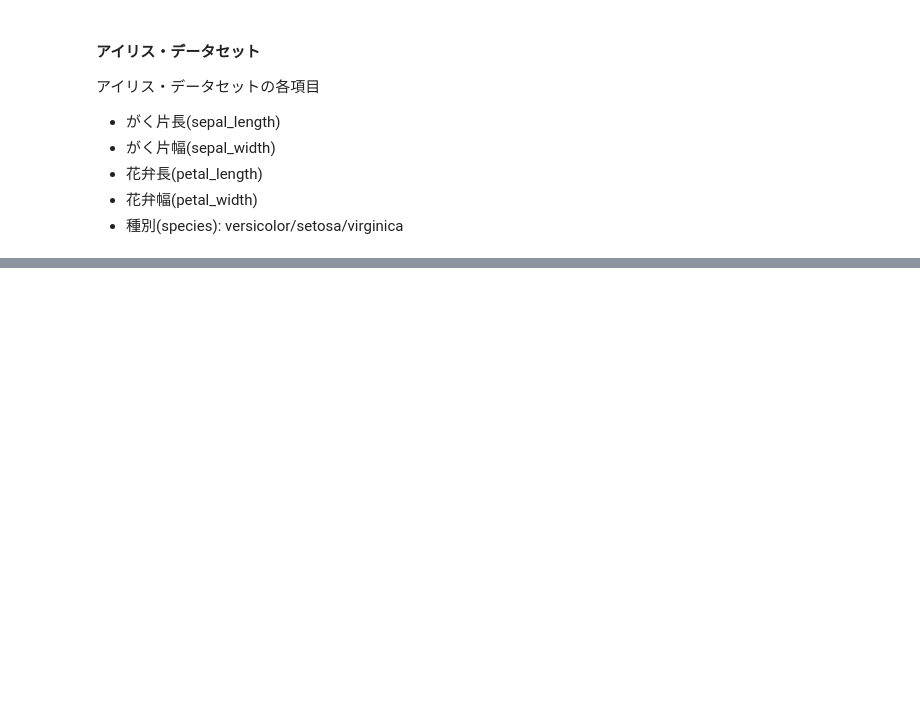
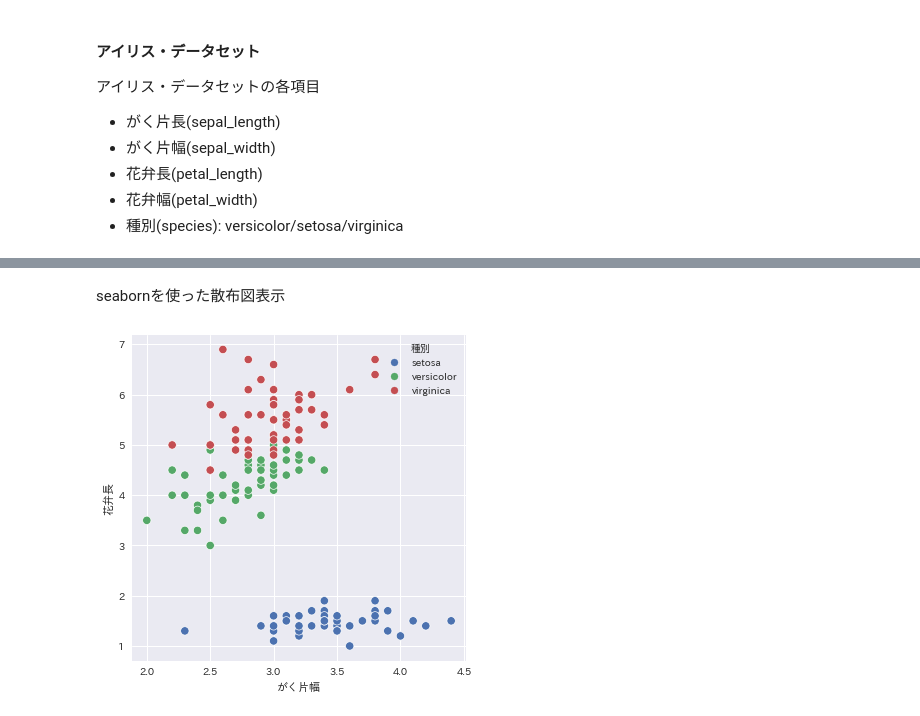
Before and after one commit to ginmaruGH/Creating_Profitable_AI_with_Python_nkbp, a Jupyter notebook: jupyter/ch04_01_data_process.ipynb, the cells around one changed output, grey strips where cells are left out. Cells and saved outputs as stored; diff of their text form; code cells hidden in the pictures; blank space fills up the shorter version.

```diff
--- a/jupyter/ch04_01_data_process.ipynb
+++ b/jupyter/ch04_01_data_process.ipynb
@@ -193,0 +230,11 @@ plt.show()
+# %% [markdown]
+seabornを使った散布図表示
+# %%
+# グラフ描画領域の調整
+plt.figure(figsize=(6, 6))
+
+sns.scatterplot(x='がく片幅', y='花弁長', hue='種別', s=70, data=df_iris)
+
+plt.show()
+# %% [output]
+[figure, added]
```
Also changed, not shown: parts of 14 cells of this notebook, 1 other file.
